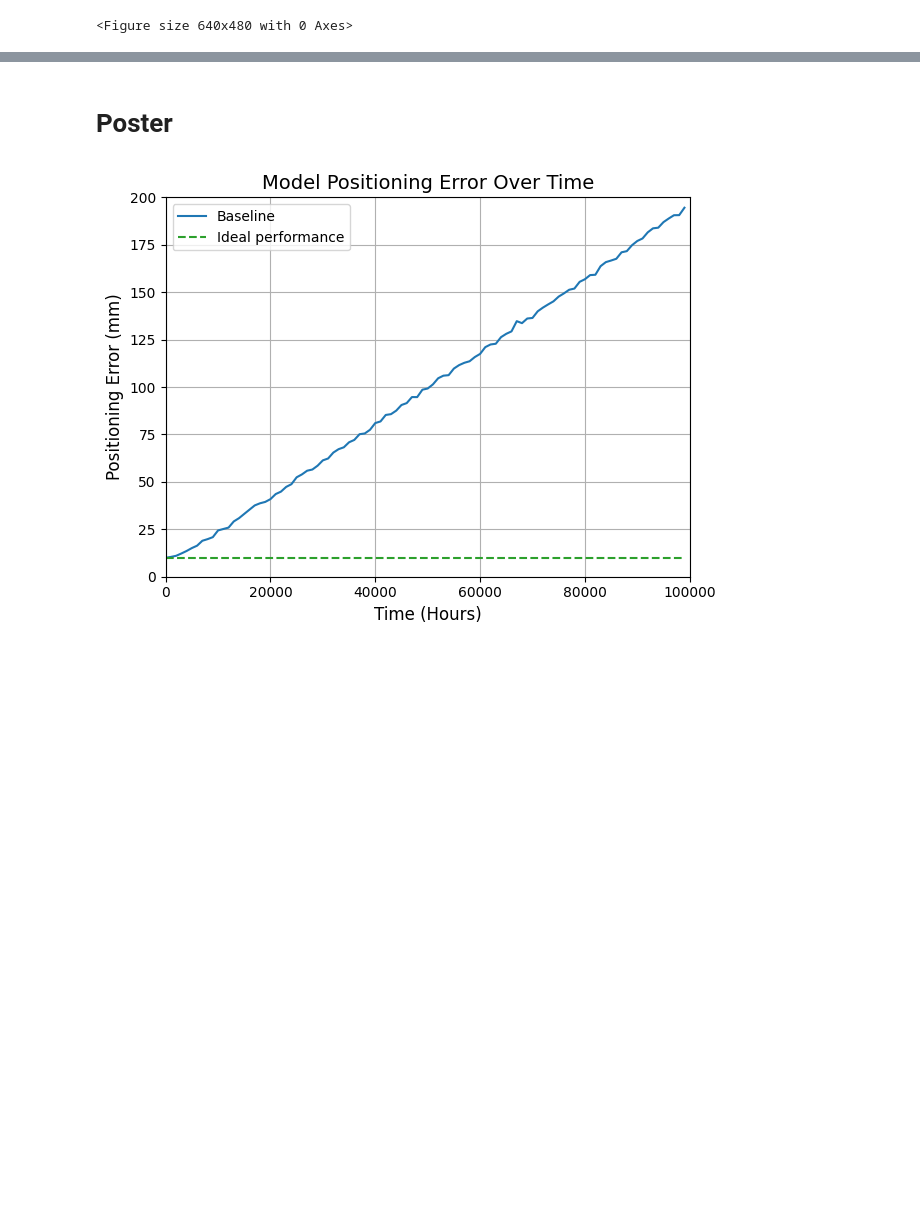
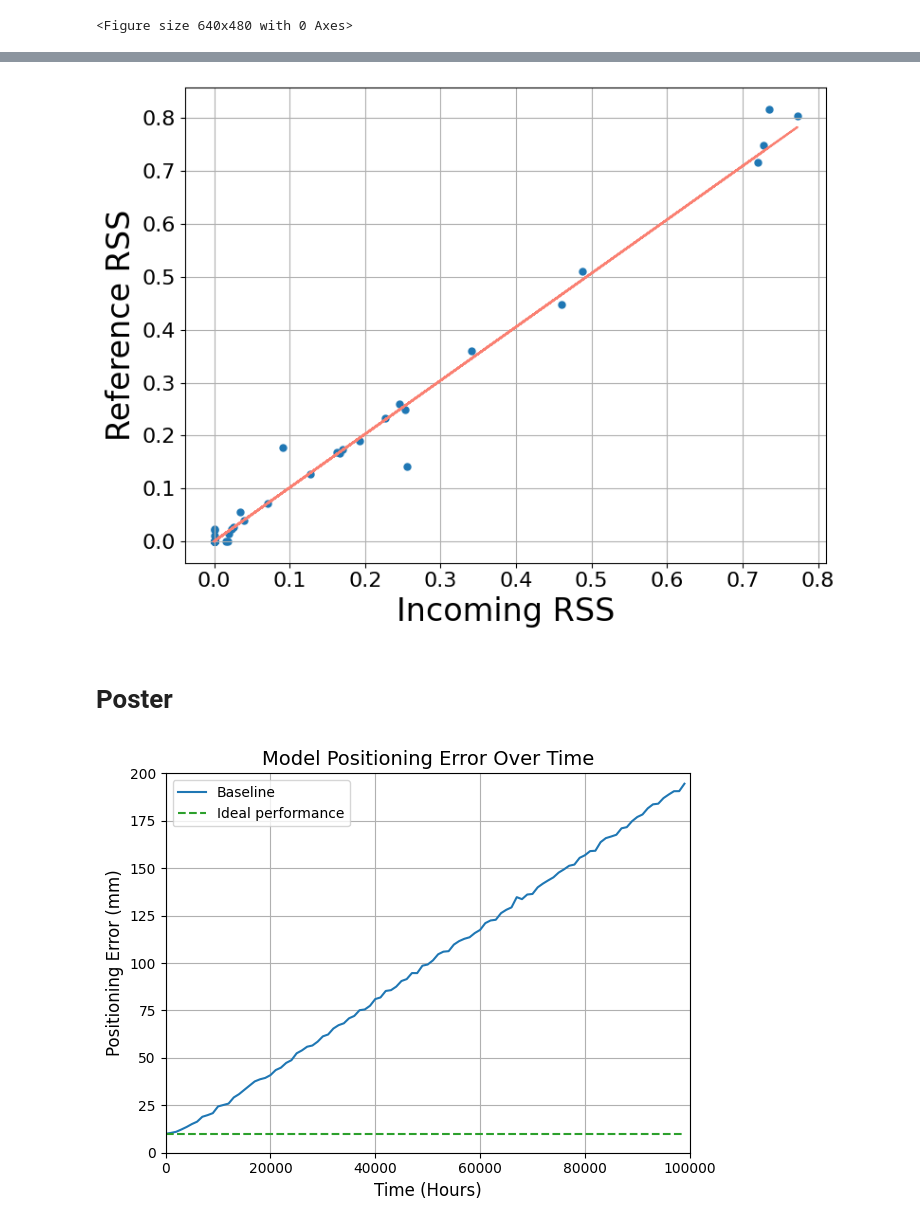
Before and after one commit to einstein8612/VLP, a Jupyter notebook: graphs.ipynb, the cells around one changed output, grey strips where cells are left out. Cells and saved outputs as stored; diff of their text form; code cells hidden in the pictures; blank space fills up the shorter version.

```diff
--- a/graphs.ipynb
+++ b/graphs.ipynb
@@ -131,3 +142,48 @@ plt.clf()
+# %%
+import torch
+from ransac_line import fit
+from models.mlp_online_pico import MLPOnlinePico
+
+i = 0
+
+model = MLPOnlinePico("./dataset/heatmaps/heatmap_176/cleaned_LAMBERTIAN-IDW.npy", seed=42)
+model.load("./saved_runs/MLP-ONLINE-PICO-1750342434.pth")
+
+rng = np.random.default_rng(42)
+X = None
+for _ in range(100):
+    x = None
+    while x is None or np.isnan(x).any():
+        x = cleaned_data[rng.integers(0, cleaned_data.shape[0]), rng.integers(0, cleaned_data.shape[1]), :]
+    X = np.vstack((X, x)) if X is not None else x
+
+predictions = (model.predict(torch.tensor(X, dtype=torch.float32)).numpy(force=True)/10).round(0).astype(int)
+outliers_mask = rng.choice([0, 1], size=predictions.shape, p=[0.8, 0.2])
+predictions += rng.integers(low=20, high=30, size=predictions.shape) * outliers_mask * rng.choice([-1, 1], size=predictions.shape)
+predictions = np.clip(predictions, (0, 0), (cleaned_data.shape[1] - 1, cleaned_data.shape[0] - 1))
+ref_data = cleaned_data[predictions[:, 1], predictions[:, 0]]
+
+# plot ransac line between the two
+coef = fit(ref_data[:, i].astype(np.float32), X[:, i].astype(np.float32), 0.1, 25, 42)
+
+outliers_mask = np.abs(coef * ref_data[:, i] - X[:, i]) > 0.025
+
+plt.figure(figsize=(8, 6))
+
+plt.scatter(ref_data[:, i], X[:, i], s=25, color='C0', label='Predicted Points')
+# plt.scatter(ref_data[outliers_mask, i], X[outliers_mask, i], s=25, color='red', label='Predicted Points')
+
+plt.plot(ref_data[:, i], coef * ref_data[:, i], color='salmon', label='RANSAC Line')
+
+plt.xlabel("Incoming RSS", fontsize=24)
+plt.ylabel("Reference RSS", fontsize=24)
+plt.xticks(fontsize=16)
+plt.yticks(fontsize=16)
+plt.tight_layout()
+plt.grid()
+plt.savefig('generated_figures/ransac_line.pdf')
+# %% [output]
+[figure, added]
 # %% [markdown]
 # Poster
 # %%
```
Also changed, not shown: parts of 5 cells of this notebook, 5 other files.
